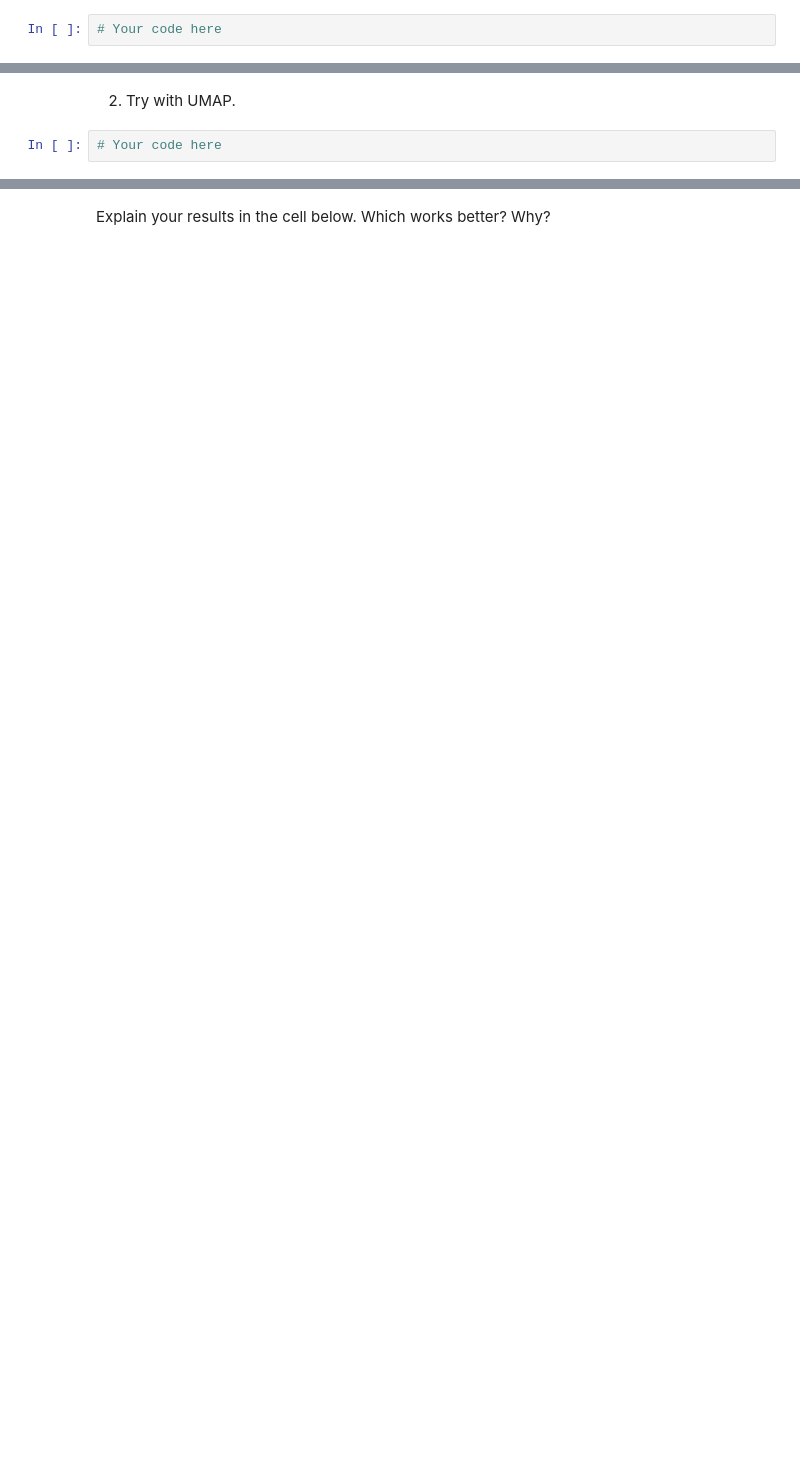
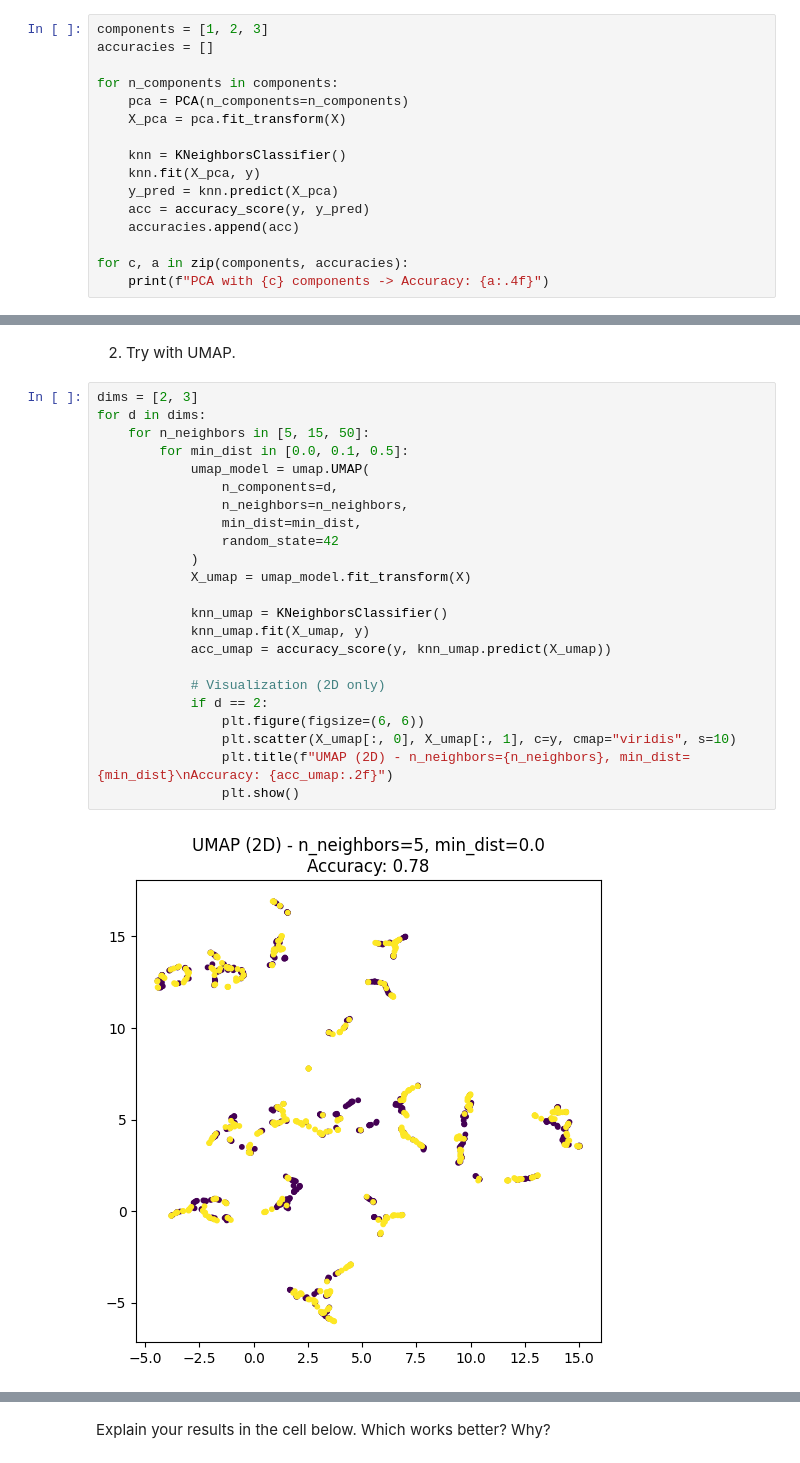
Before and after one commit to SU-IST707-FS25/week-4-materials-ZASilverstein, a Jupyter notebook: assignment.ipynb, the cells around one changed output, grey strips where cells are left out. Cells and saved outputs as stored; diff of their text form; blank space fills up the shorter version.

```diff
--- a/assignment.ipynb
+++ b/assignment.ipynb
@@ -201,2 +315,16 @@ Original Data Accuracy: 0.725
 # %%
-# Your code here
+components = [1, 2, 3]
+accuracies = []
+
+for n_components in components:
+    pca = PCA(n_components=n_components)
+    X_pca = pca.fit_transform(X)
+
+    knn = KNeighborsClassifier()
+    knn.fit(X_pca, y)
+    y_pred = knn.predict(X_pca)
+    acc = accuracy_score(y, y_pred)
+    accuracies.append(acc)
+
+for c, a in zip(components, accuracies):
+    print(f"PCA with {c} components -> Accuracy: {a:.4f}")
@@ -203,4 +335,27 @@ Original Data Accuracy: 0.725
 # %% [markdown]
 2. Try with UMAP.
 # %%
-# Your code here
+dims = [2, 3]
+for d in dims:
+    for n_neighbors in [5, 15, 50]:
+        for min_dist in [0.0, 0.1, 0.5]:
+            umap_model = umap.UMAP(
+                n_components=d,
+                n_neighbors=n_neighbors,
+                min_dist=min_dist,
+                random_state=42
+            )
+            X_umap = umap_model.fit_transform(X)
+
+            knn_umap = KNeighborsClassifier()
+            knn_umap.fit(X_umap, y)
+            acc_umap = accuracy_score(y, knn_umap.predict(X_umap))
+
+            # Visualization (2D only)
+            if d == 2:
+                plt.figure(figsize=(6, 6))
+                plt.scatter(X_umap[:, 0], X_umap[:, 1], c=y, cmap="viridis", s=10)
+                plt.title(f"UMAP (2D) - n_neighbors={n_neighbors}, min_dist={min_dist}\nAccuracy: {acc_umap:.2f}")
+                plt.show()
+# %% [output]
+[figure, added]
```
Also changed, not shown: parts of 12 cells of this notebook.
